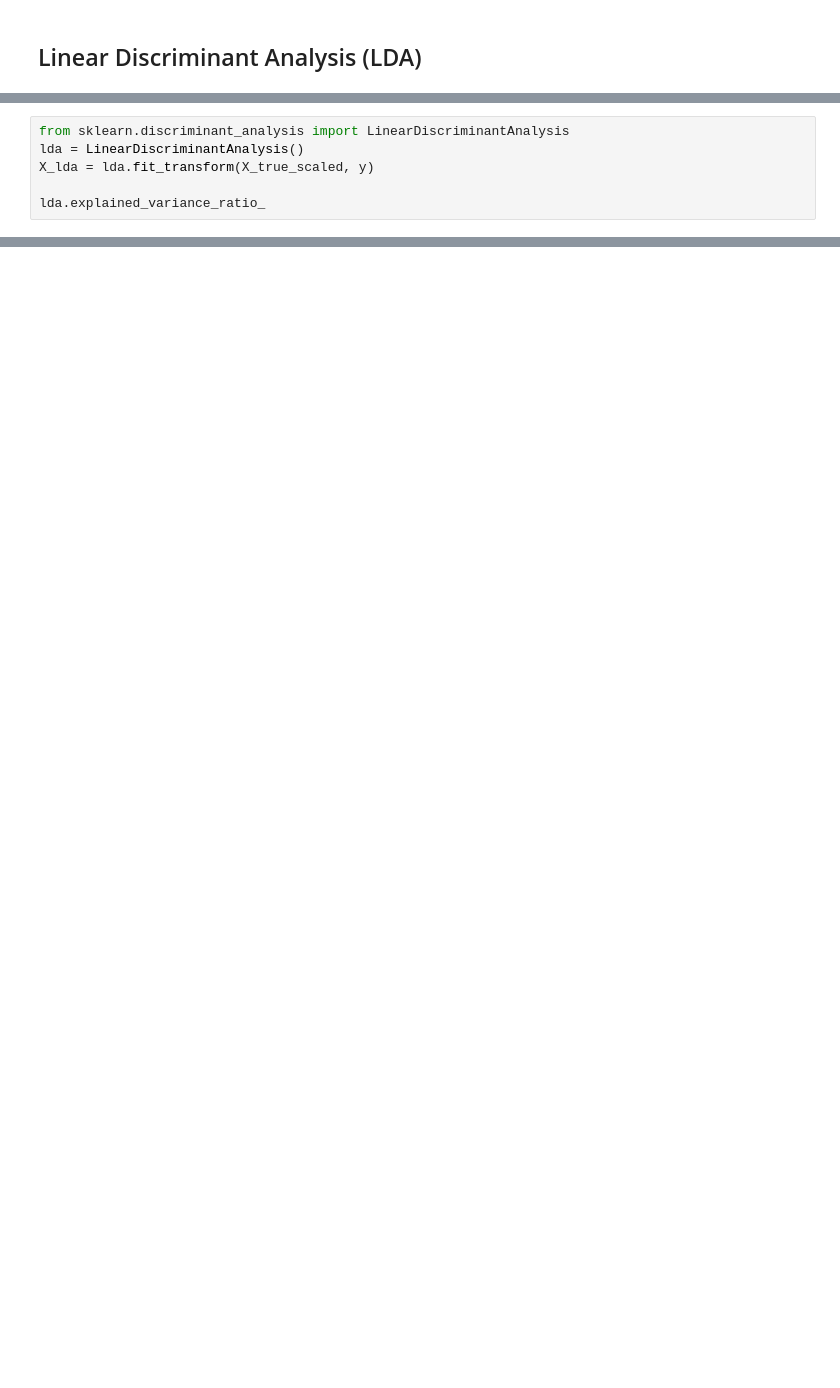
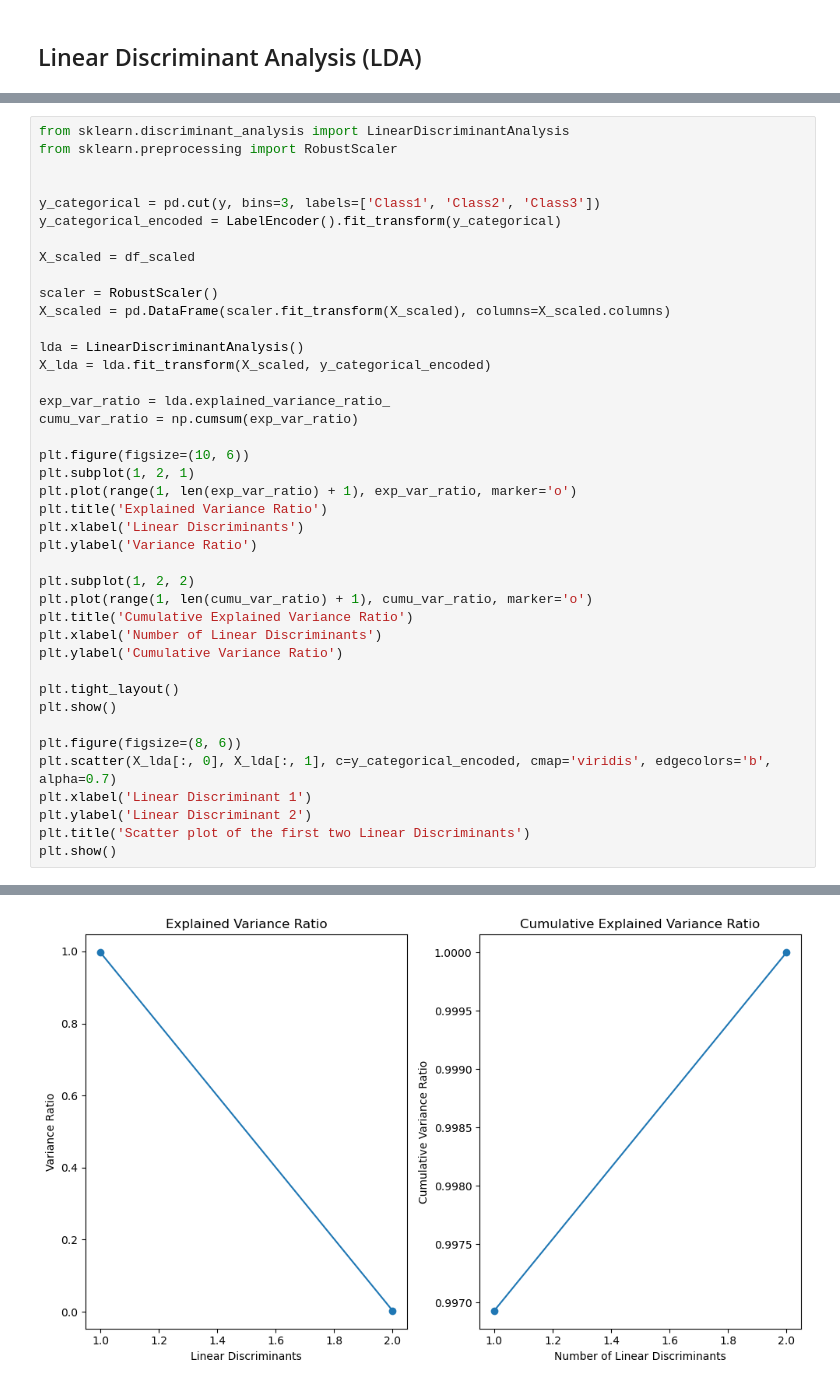
Before and after one commit to pardmanjera/PardonManjera_sba23346_Lvl8_CA2_Integrated, a Jupyter notebook: job_satisfaction_prediction.ipynb, the cells around one changed output, grey strips where cells are left out. Drawn from its saved outputs; the diff is of its cells as text; blank space fills up the shorter version.

```diff
--- a/job_satisfaction_prediction.ipynb
+++ b/job_satisfaction_prediction.ipynb
@@ -891,7 +1012,42 @@ plt.show()
 # %%
 from sklearn.discriminant_analysis import LinearDiscriminantAnalysis
+from sklearn.preprocessing import RobustScaler
+
+
+y_categorical = pd.cut(y, bins=3, labels=['Class1', 'Class2', 'Class3'])
+y_categorical_encoded = LabelEncoder().fit_transform(y_categorical)
+
+X_scaled = df_scaled
+
+scaler = RobustScaler()
+X_scaled = pd.DataFrame(scaler.fit_transform(X_scaled), columns=X_scaled.columns)
+
 lda = LinearDiscriminantAnalysis()
-X_lda = lda.fit_transform(X_true_scaled, y)
+X_lda = lda.fit_transform(X_scaled, y_categorical_encoded)
 
-lda.explained_variance_ratio_
+exp_var_ratio = lda.explained_variance_ratio_
+cumu_var_ratio = np.cumsum(exp_var_ratio)
+
+plt.figure(figsize=(10, 6))
+plt.subplot(1, 2, 1)
+plt.plot(range(1, len(exp_var_ratio) + 1), exp_var_ratio, marker='o')
+plt.title('Explained Variance Ratio')
+plt.xlabel('Linear Discriminants')
+plt.ylabel('Variance Ratio')
+
+plt.subplot(1, 2, 2)
+plt.plot(range(1, len(cumu_var_ratio) + 1), cumu_var_ratio, marker='o')
+plt.title('Cumulative Explained Variance Ratio')
+plt.xlabel('Number of Linear Discriminants')
+plt.ylabel('Cumulative Variance Ratio')
+
+plt.tight_layout()
+plt.show()
+
+plt.figure(figsize=(8, 6))
+plt.scatter(X_lda[:, 0], X_lda[:, 1], c=y_categorical_encoded, cmap='viridis', edgecolors='b', alpha=0.7)
+plt.xlabel('Linear Discriminant 1')
+plt.ylabel('Linear Discriminant 2')
+plt.title('Scatter plot of the first two Linear Discriminants')
+plt.show()
 # %% [output]
@@ -898,0 +1054 @@ array([0.43265093, 0.40342834, 0.16392073])
+[figure, added]
```
Also changed, not shown: parts of 20 cells of this notebook.
